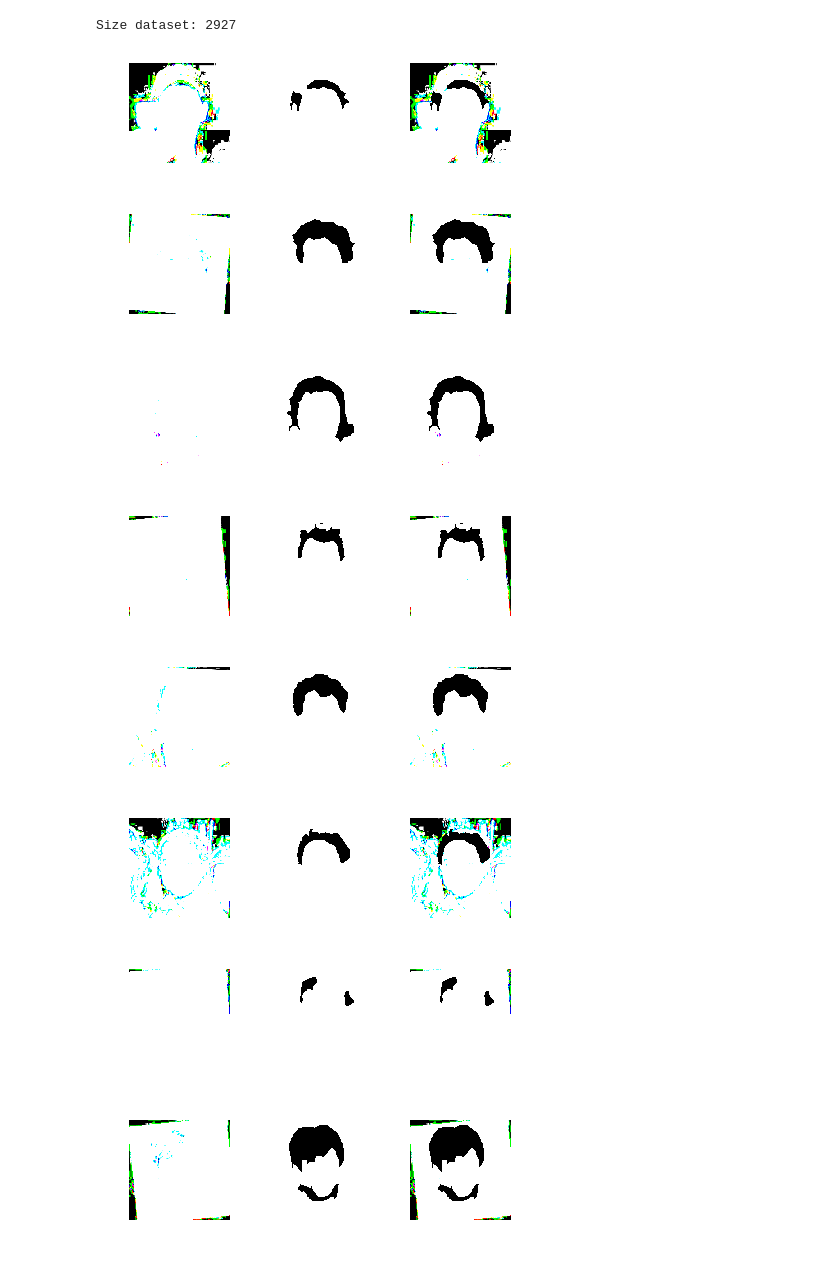
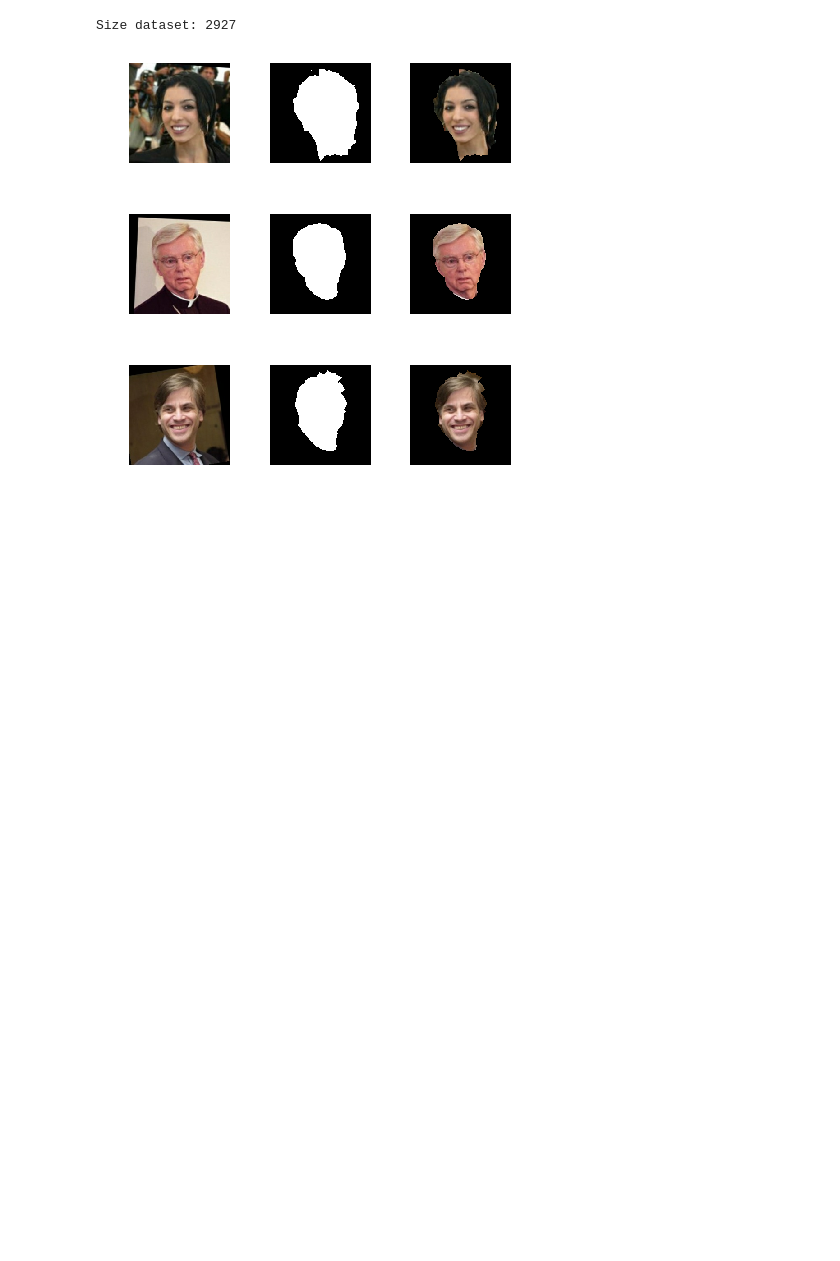
Before and after one commit to ed2k/insight_project, a Jupyter notebook: tf.ipynb, the cells around one changed output. Cells and saved outputs as stored; diff of their text form; code cells hidden in the pictures; blank space fills up the shorter version.

Commit message:
add example for tensorflow

```diff
--- a/tf.ipynb
+++ b/tf.ipynb
@@ -227,7 +42,7 @@ def read_mask_mat(mat_fname, mask_sz):
     mask = mat
     mask_rsz = tf.image.resize(mask, mask_sz)
     #print(mask_rsz.shape)
-    m = mask_rsz[:,:,0] < 1
+    m = mask_rsz[:,:,2] < 1
     #m = m.astype("uint8")
     #m = m *255
     mask_rsz = m
@@ -239,43 +54,39 @@ def read_mask_mat(mat_fname, mask_sz):
 def read_image_file(img_fname, crop, img_input_sz):
     """
     read raw image, resize and output array
     """
     #bgr = cv2.imread( img_fname )
     h = tf.io.read_file(img_fname)
     bgr = tf.image.decode_jpeg(h, channels=3)
-    rgb = bgr[:, :, ::-1]
+    #rgb = bgr[:, :, ::-1]
+    rgb = bgr
     if np.sum(crop) != 0: #image must be cropped
         assert len(crop)==4, "crop specs list must be of length 4"
         yi, yf, xi, xf = crop
         rgb = rgb[yi:yf, xi:xf, :]
 
     rgb_rsz = tf.image.resize(rgb, (600, 800))
     img_rsz = tf.image.resize(rgb_rsz, img_input_sz)
     return img_rsz
 
 
-examples_id = np.random.choice(range(dataset_sz), 10)
+examples_id = np.random.choice(range(dataset_sz), 3)
 
 mask_sz, img_input_sz = (224, 224), (224, 224) # The model takes images of that size
 
 for idx in examples_id:
     example = dataset[idx]
     mask = read_mask_mat(example["mask"], mask_sz)
     img = read_image_file(example["img"], example["crop"], img_input_sz)
     combo = mask * img
     f, ax = plt.subplots(1, 3)
-    ax[0].imshow(img)
-    ax[1].imshow(mask[:,:,0], cmap="gray")
-    ax[2].imshow(combo)
+    ax[0].imshow(img/255.0)
+    ax[1].imshow(mask[:,:,0]/255.0, cmap="gray")
+    ax[2].imshow(combo/255.0)
     ax[0].axis("off"), ax[1].axis("off"), ax[2].axis("off")
     plt.tight_layout()
     plt.show()
 # %% [output]
-[figure, old version]
+[figure, new version]
-[figure, old version]
+[figure, new version]
-[figure, old version]
+[figure, new version]
-[figure, removed]
-[figure, removed]
-[figure, removed]
-[figure, removed]
-[figure, removed]
```
Also changed, not shown: parts of 22 cells of this notebook, 1 other file.
